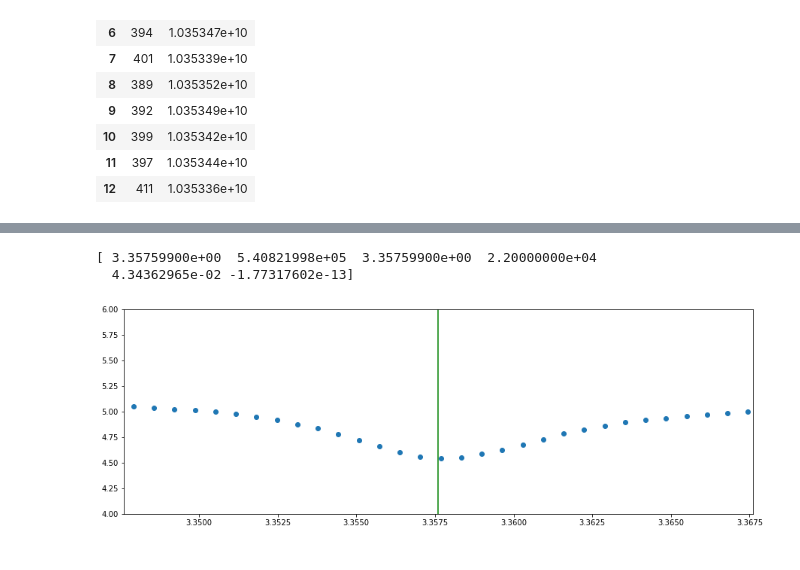
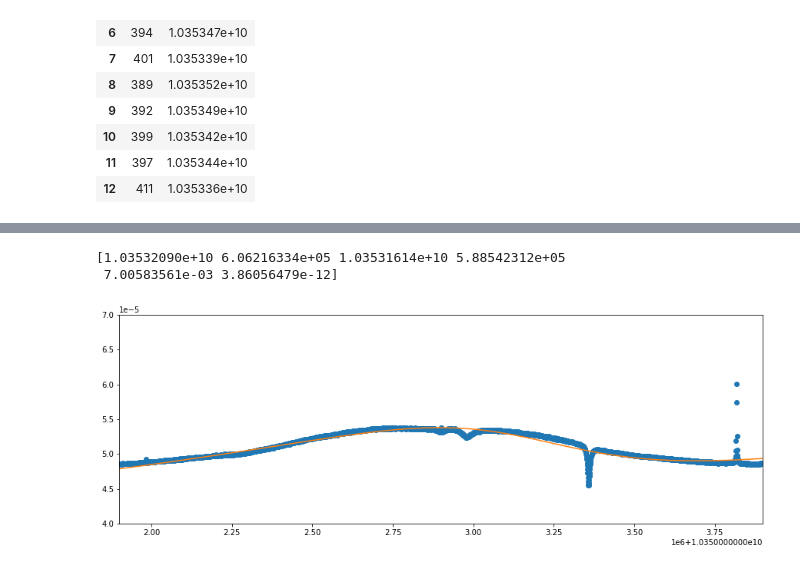
Before and after one commit to Manfredi1/QUAX_project, a Jupyter notebook: project.ipynb, the cells around one changed output, grey strips where cells are left out. Saved outputs shown, nothing was run; the diff lists cells and outputs as text; code cells hidden in the pictures.

```diff
--- a/project.ipynb
+++ b/project.ipynb
@@ -149,12 +154,3 @@ plt.show()
 # %%
-# zoom sulla cavità intorno a delta
-delta = .05
-center = info['cavfreq'][0]
-
-plt.figure(figsize=(15,5))
-plt.plot(data['freq'],data['fft0'])
-
-plt.vlines(center,4,18,'green')
-plt.ylim([4.4,5.6])
-plt.xlim([center-delta,center+delta])
-plt.show()
+# ricarico il dataset, altrimenti non è semplice individuare il valore dei parametri in questa nuova trasformazione
+data, info = load_dataset('db/',False)
@@ -163,31 +157,38 @@ plt.show()
 # %%
 # Fit
-
 def fitm(x,a,b,c,d,e,f):
     return e**2*abs(x-a+1j*b)**2/abs(x-c+1j*d)**2+f*(x-c)
 
+center = info['cavfreq'][0]
+fmin,fmax = min(data['freq']),max(data['freq'])
 delta = .01
-scale = 1    # fattore di scala per lo zoom
+scale = 1e8    # fattore di scala per lo zoom
 
 plt.figure(figsize=(15,5))
 plt.plot(data['freq'],data['fft0'],'o')
 
-plt.vlines(center,0,6,'green')
-plt.ylim([4,6])
-#plt.ylim([0,6]) # commenta se vuoi vedere il fit di scipy
-plt.xlim([center-scale*delta,center+scale*delta])
-
+#plt.vlines(center,0,6,'green')
+#plt.ylim([4,6])
+plt.ylim([4e-5,7e-5])
+#plt.xlim([center-scale*delta,center+scale*delta])
+plt.xlim([fmin,fmax])
 
 # fit
+interval = data[(data['freq']>center-scale*delta) & (data['freq']<center+scale*delta)] # finestra intorno alla cavità
+xfreq = interval['freq']
+yfft = interval['fft0']
+
 param,cov = scipy.optimize.curve_fit(fitm, freq[1], fft[1], p0=[center,2e4,center,2.2e4,1e-2,1e-8],maxfev=10_000)
+#param,cov = scipy.optimize.curve_fit(fitm, xfreq, yfft, p0=[center,2e4,center,2.2e4,1e-2,1e-8],maxfev=10_000)
 print(param)
 a,b,c,d,e,f = param
-x=np.linspace(center-scale*delta,center+scale*delta)
+#x=np.linspace(center-scale*delta,center+scale*delta)
+x=np.linspace(fmin,fmax)
 plt.plot(x,fitm(x,a,b,c,d,e,f))
 
 plt.show()
 # %% [output]
-[ 3.35759900e+00  5.40821998e+05  3.35759900e+00  2.20000000e+04
-  4.34362965e-02 -1.77317602e-13]
+[1.03532090e+10 6.06216334e+05 1.03531614e+10 5.88542312e+05
+ 7.00583561e-03 3.86056479e-12]
-[figure, old version]
+[figure, new version]
 # %%
```
Also changed, not shown: parts of 13 cells of this notebook.
